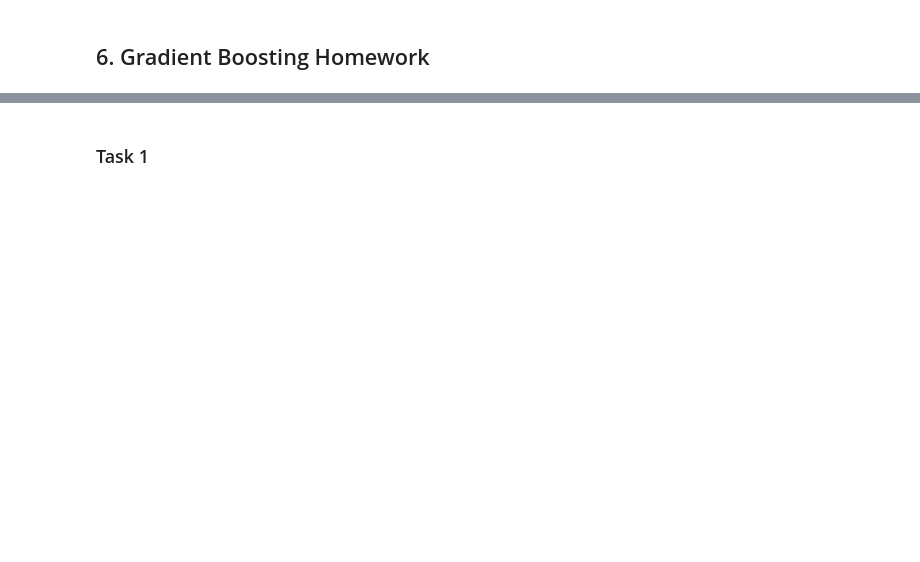
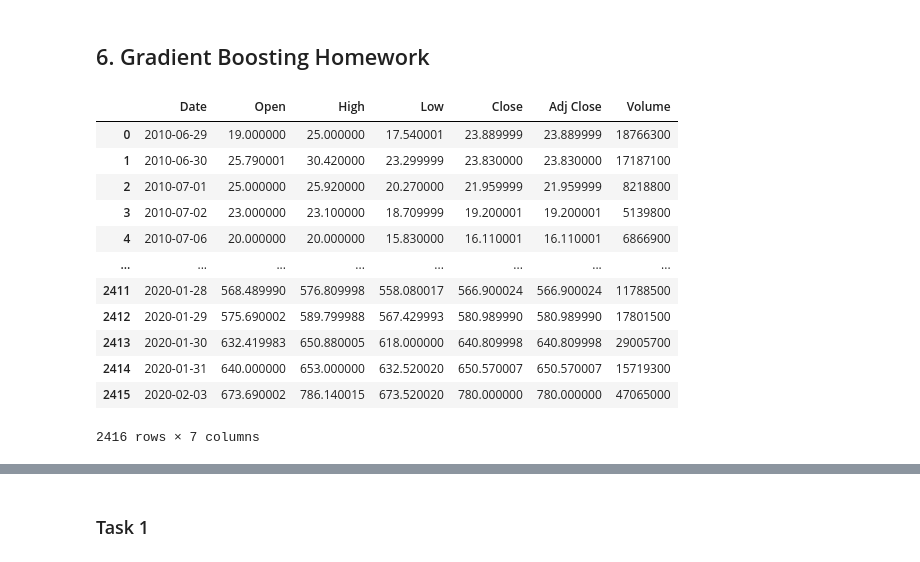
Before and after one commit to Krivosheenkova/DataAnalysisAlgorythms, a Jupyter notebook: 6_gradientBoosting/6_gradient_boosting.ipynb, the cells around one changed output, grey strips where cells are left out. Saved outputs shown, nothing was run; the diff lists cells and outputs as text; code cells hidden in the pictures; blank space fills up the shorter version.

```diff
--- a/6_gradientBoosting/6_gradient_boosting.ipynb
+++ b/6_gradientBoosting/6_gradient_boosting.ipynb
@@ -13,3 +13,20 @@ def mse(y, y_pred):
     return np.sum((y - y_pred)**2) / len(y)
 # %%
 X, y = load_diabetes(return_X_y=True)
+# %%
+df = pd.read_csv('../datasets/tesla-trending.csv')
+df
+# %% [output]
+|  | Date | Open | High | Low | Close | Adj Close | Volume |
+| 0 | 2010-06-29 | 19.000000 | 25.000000 | 17.540001 | 23.889999 | 23.889999 | 18766300 |
+| 1 | 2010-06-30 | 25.790001 | 30.420000 | 23.299999 | 23.830000 | 23.830000 | 17187100 |
+| 2 | 2010-07-01 | 25.000000 | 25.920000 | 20.270000 | 21.959999 | 21.959999 | 8218800 |
+| 3 | 2010-07-02 | 23.000000 | 23.100000 | 18.709999 | 19.200001 | 19.200001 | 5139800 |
+| 4 | 2010-07-06 | 20.000000 | 20.000000 | 15.830000 | 16.110001 | 16.110001 | 6866900 |
+| ... | ... | ... | ... | ... | ... | ... | ... |
+| 2411 | 2020-01-28 | 568.489990 | 576.809998 | 558.080017 | 566.900024 | 566.900024 | 11788500 |
+| 2412 | 2020-01-29 | 575.690002 | 589.799988 | 567.429993 | 580.989990 | 580.989990 | 17801500 |
+| 2413 | 2020-01-30 | 632.419983 | 650.880005 | 618.000000 | 640.809998 | 640.809998 | 29005700 |
+| 2414 | 2020-01-31 | 640.000000 | 653.000000 | 632.520020 | 650.570007 | 650.570007 | 15719300 |
+| 2415 | 2020-02-03 | 673.690002 | 786.140015 | 673.520020 | 780.000000 | 780.000000 | 47065000 |
+2416 rows × 7 columns
```
Also changed, not shown: parts of 18 cells of this notebook, 1 other file.
